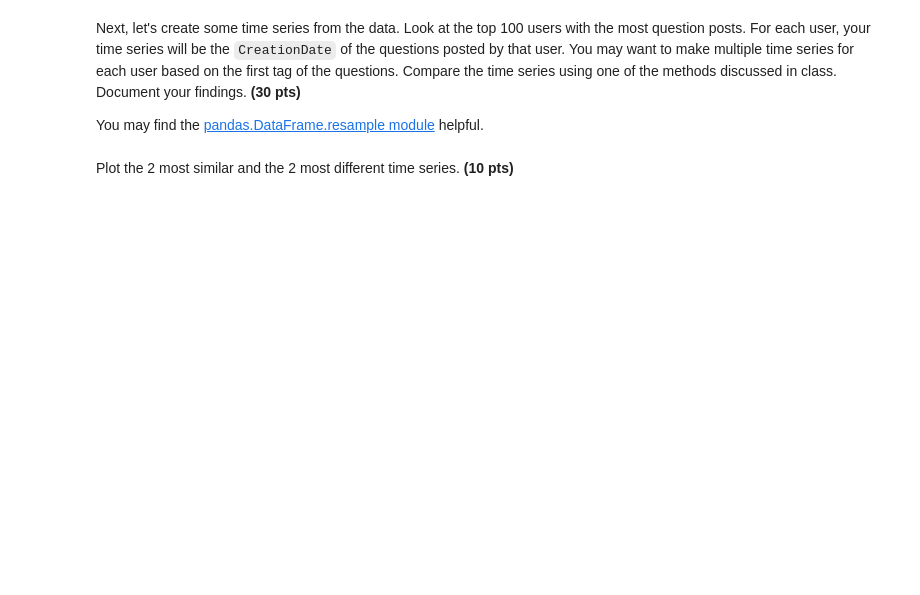
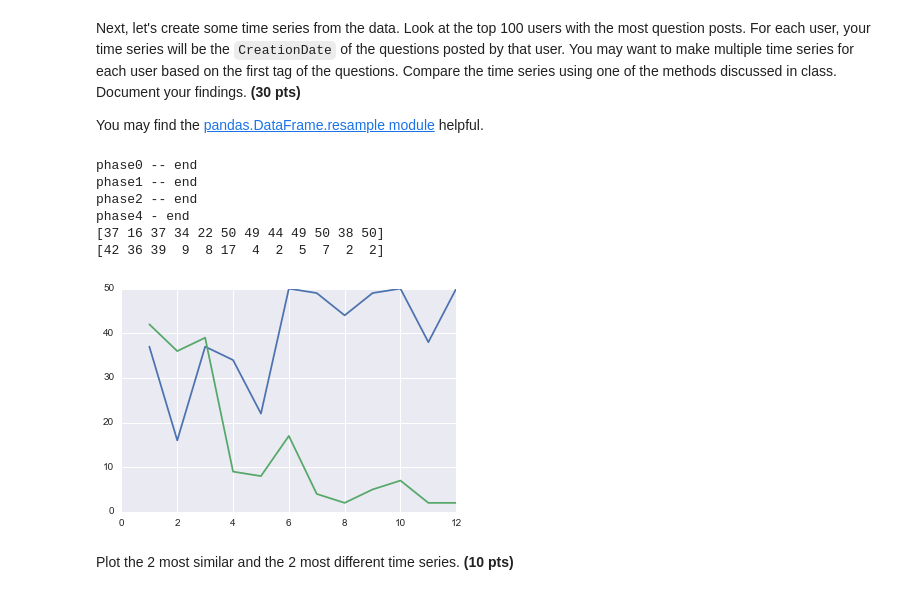
Before and after one commit to bu-li03yi31/datascience591, a Jupyter notebook: hw1-submission/Homework-1.ipynb, the cells around one changed output. Drawn from its saved outputs; the diff is of its cells as text; code cells hidden in the pictures; blank space fills up the shorter version.

Commit message:
added ts plot

```diff
--- a/hw1-submission/Homework-1.ipynb
+++ b/hw1-submission/Homework-1.ipynb
@@ -454,6 +500,44 @@ for index, row in buff.iterrows():
 Next, let's create some time series from the data. Look at the top 100 users with the most question posts. For each user, your time series will be the `CreationDate` of the questions posted by that user. You may want to make multiple time series for each user based on the first tag of the questions. Compare the time series using one of the methods discussed in class. Document your findings. **(30 pts)**
 
 You may find the [pandas.DataFrame.resample module](http://pandas.pydata.org/pandas-docs/stable/generated/pandas.DataFrame.resample.html) helpful.
+# %%
+import pandas as pd
+import seaborn as sns
+import numpy as np
+import matplotlib.pyplot as plt
+%matplotlib inline
+
+timeMap = time_Series_dict()
+myDict = euclidean_distance(timeMap)
+ans = pd.DataFrame([myDict])
+ans2 = ans.transpose()
+    #res = pd.Series(final_map)
+ans2.columns = ['distance']
+ans2.sort_values('distance',inplace = True, ascending=False)
+print 'phase4 - end'
+my_tuple = []
+for index, row in ans2.iterrows():
+    my_tuple = list(index)
+    break
+
+arg1 = my_tuple[0]
+arg2 = my_tuple[1]
+
+arr1 = np.array(timeMap[arg1])
+arr2 = np.array(timeMap[arg2])
+arr3 = np.array([1,2,3,4,5,6,7,8,9,10,11,12])
+plt.plot(arr3, arr1)
+plt.plot(arr3, arr2)
+print arr1
+print arr2
+# %% [output]
+phase0 -- end
+phase1 -- end
+phase2 -- end
+phase4 - end
+[37 16 37 34 22 50 49 44 49 50 38 50]
+[42 36 39  9  8 17  4  2  5  7  2  2]
+[figure, added]
 # %% [markdown]
 Plot the 2 most similar and the 2 most different time series. **(10 pts)**
 # %%
```
Also changed, not shown: parts of 2 cells of this notebook.
